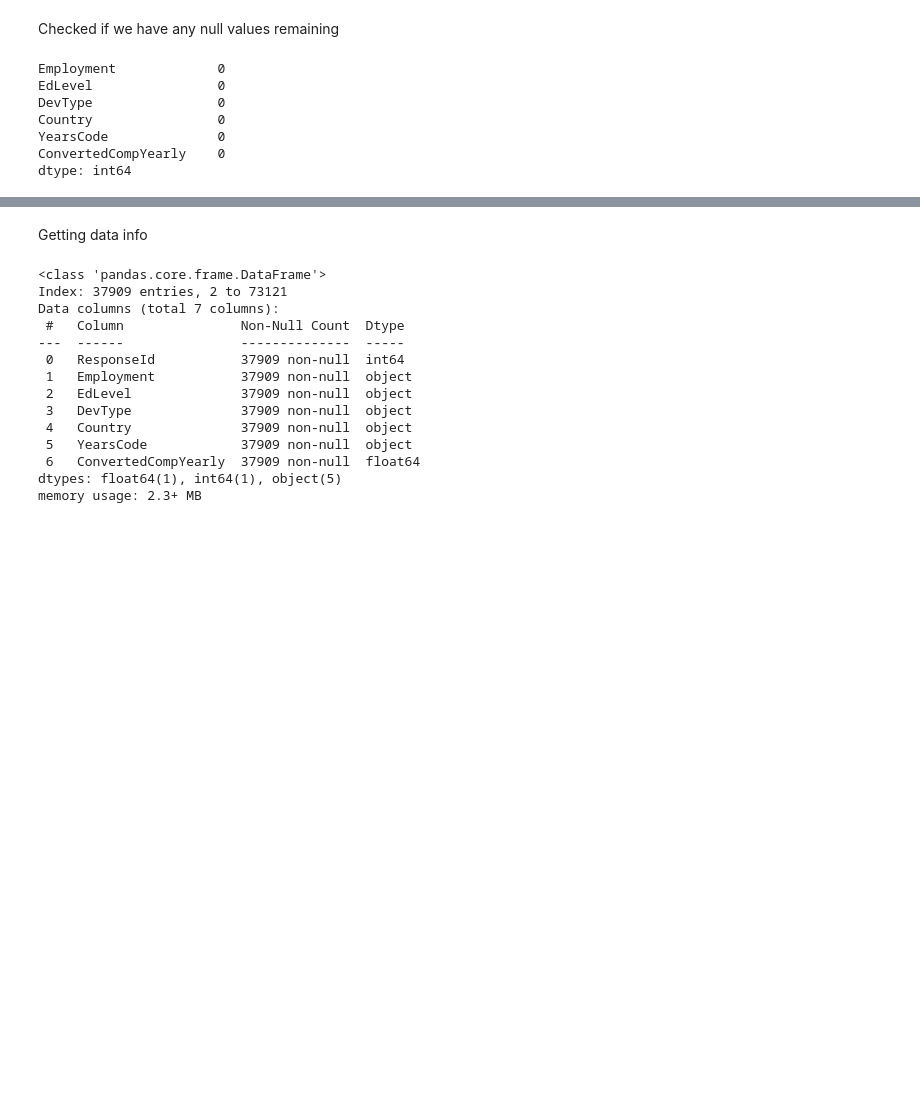
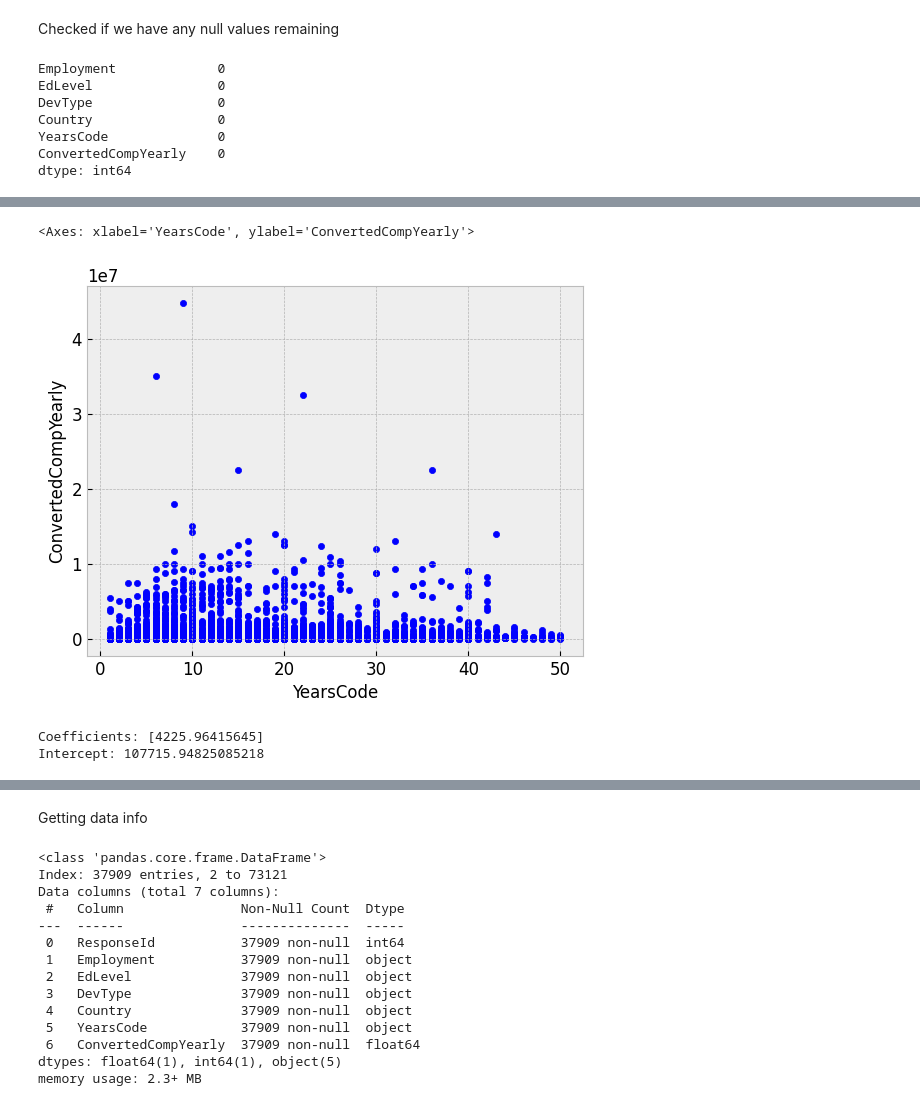
Before and after one commit to IT4063c-Spring23/final-project-dthapa1, a Jupyter notebook: source.ipynb, the cells around one changed output, grey strips where cells are left out. Cells and saved outputs as stored; diff of their text form; code cells hidden in the pictures; blank space fills up the shorter version.

```diff
--- a/source.ipynb
+++ b/source.ipynb
@@ -121,0 +179,16 @@ dtype: int64
+# %%
+new_df.plot.scatter(x='YearsCode',y='ConvertedCompYearly')
+# %% [output]
+<Axes: xlabel='YearsCode', ylabel='ConvertedCompYearly'>
+[figure, added]
+# %%
+X = new_df[['YearsCode']]
+y = new_df['ConvertedCompYearly']
+
+model = LinearRegression().fit(X, y)
+
+print('Coefficients:', model.coef_)
+print('Intercept:', model.intercept_)
+# %% [output]
+Coefficients: [4225.96415645]
+Intercept: 107715.94825085218
```
Also changed, not shown: parts of 8 cells of this notebook.
